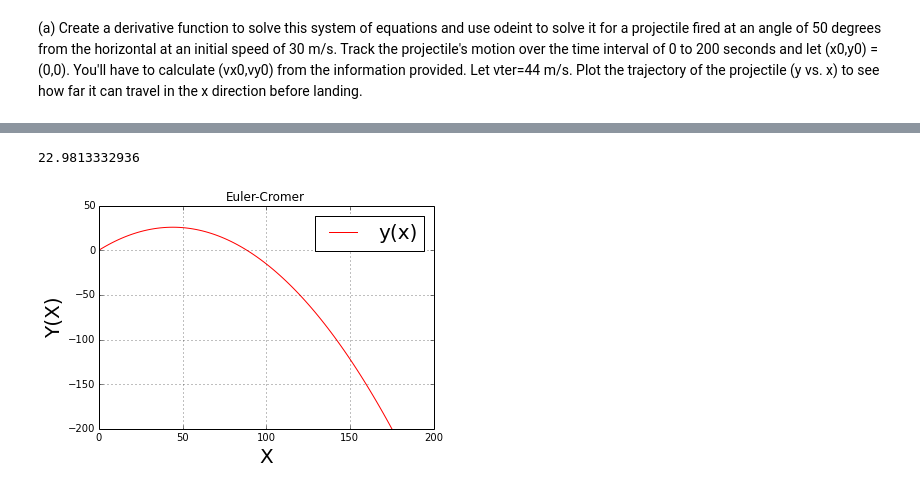
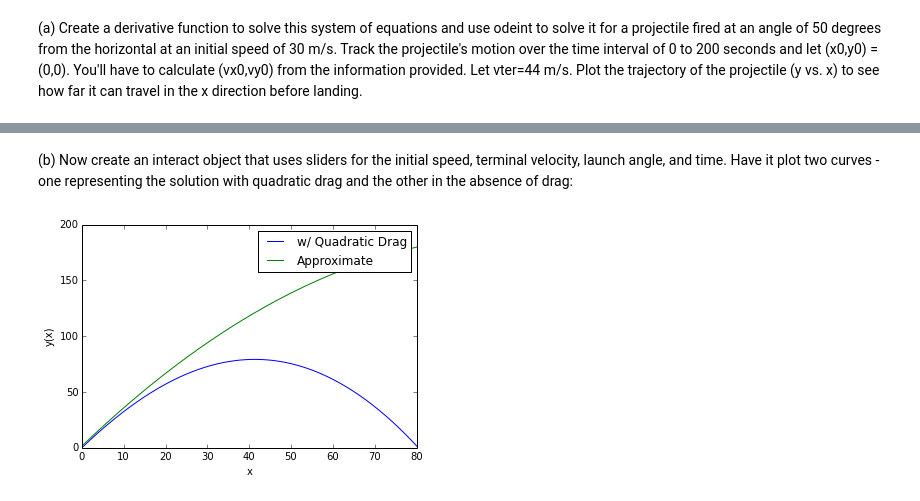
Before and after one commit to lhorowit/PHYS202-S14, a Jupyter notebook: SciPy/ODEExercises.ipynb, the cells around one changed output, grey strips where cells are left out. Drawn from its saved outputs; the diff is of its cells as text; code cells hidden in the pictures.

```diff
--- a/SciPy/ODEExercises.ipynb
+++ b/SciPy/ODEExercises.ipynb
@@ -458,14 +429,37 @@ plt.show()
-# %%
-xec,yec,vec = EulerCromerProjectile()
-plt.plot(xec,yec,"r-",label="y(x)")
-
-plt.xlabel("X",fontsize=20)
-plt.ylabel("Y(X)",fontsize=20)
-plt.grid()
-plt.title("Euler-Cromer")
-plt.legend(loc="best", fontsize=20)
-plt.axis([0, 200, -200, 50])
-plt.show()
-# %% [output]
-22.9813332936
-[figure, removed]
+# %% [markdown]
+(b) Now create an interact object that uses sliders for the initial speed, terminal velocity, launch angle, and time. Have it plot two curves - one representing the solution with quadratic drag and the other in the absence of drag:
+# %%
+from IPython.html.widgets import interact, interactive
+
+def Projectile(v0 = 30, th0 = 50*np.pi/180, time=200, vterm=44):
+
+
+    t = np.arange(0.,time+0.001,0.001)
+
+    #initial conditions
+    vx0 = v0 * np.cos(th0)
+    vy0 = v0 * np.sin(th0)
+    x0 = 0
+    y0 = 1.5
+    init = np.array([vx0, vy0, vterm])
+
+    #pass the function deriv to the solver with initial values and integration variable
+    result = odeint(Proj_deriv, init ,t)
+
+    vx = result[:,0]
+    vy = result[:,1]
+    x = vx * t
+    y = vy * t
+    xapp = x0 + vx0*t
+    yapp = y0 + vy0*t - .5*9.81*t**2
+    plt.plot(x,y,label="w/ Quadratic Drag")
+    plt.plot(xapp,yapp,label="Approximate")
+    plt.xlabel("x")
+    plt.ylabel("y(x)")
+    plt.legend()
+    plt.axis([0, 80, 0, 200])
+    plt.show()
+
+v = interact(Projectile,v0=(0.,100.),th0=(0.*np.pi/180.,90*np.pi/180),time=(0,500),vterm=(20,150), full_output=1)
+# %% [output]
+[figure, added]
```
Also changed, not shown: parts of 3 cells of this notebook, 2 other files.
